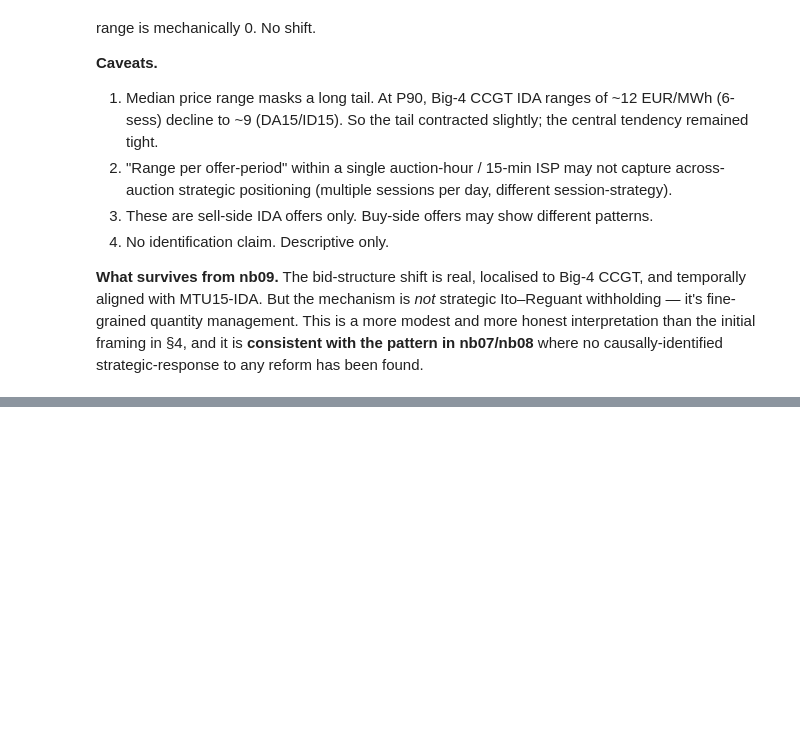
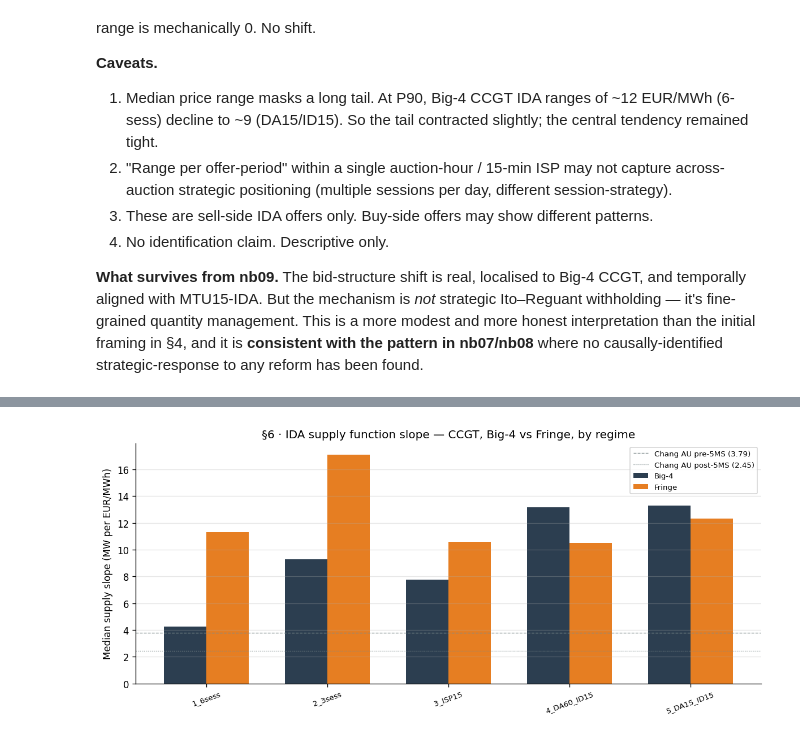
Before and after one commit to PabloParamioPerez/mtu15_project, a Jupyter notebook: explore/09_bid_shape_eda.ipynb, the cells around one changed output, grey strips where cells are left out. Saved outputs shown, nothing was run; the diff lists cells and outputs as text; code cells hidden in the pictures; blank space fills up the shorter version.

```diff
--- a/explore/09_bid_shape_eda.ipynb
+++ b/explore/09_bid_shape_eda.ipynb
@@ -596,0 +609,83 @@ Big-4 CCGT IDA, regime-level medians:
+# %%
+# §6 — IDA supply function slope at offer-period level (Chang 2026-inspired).
+
+q6 = (
+    "WITH "
+    "panel AS (SELECT DISTINCT unit_code, CAST(date AS DATE) AS date, technology, big4 "
+    f"          FROM read_parquet('{PANEL}') WHERE technology IN {DISP_TECHS}), "
+    "icab_sell AS (SELECT CAST(date AS DATE) AS date, session_number, offer_code, version, "
+    "                      offer_number, unit_code "
+    f"              FROM read_parquet('{ICAB}') WHERE buy_sell='V'), "
+    "tstats AS (SELECT CAST(date AS DATE) AS date, session_number, offer_code, version, "
+    "                  offer_number, period, "
+    "                  COUNT(*) AS n_tr, SUM(quantity_mw) AS tot_q, "
+    "                  MAX(price_eur_mwh) - MIN(price_eur_mwh) AS price_range "
+    f"           FROM read_parquet('{IDET}') GROUP BY 1,2,3,4,5,6 "
+    "           HAVING COUNT(*) >= 2 AND (MAX(price_eur_mwh) - MIN(price_eur_mwh)) > 0) "
+    "SELECT "
+    f"  CASE WHEN t.date < DATE '{IDA}' THEN '1_6sess' "
+    f"       WHEN t.date < DATE '{ISP}' THEN '2_3sess' "
+    f"       WHEN t.date < DATE '{IR}'  THEN '3_ISP15' "
+    f"       WHEN t.date < DATE '{DR}'  THEN '4_DA60_ID15' "
+    "       ELSE '5_DA15_ID15' END AS regime, "
+    "  CASE WHEN p.big4=1 THEN 'Big-4' ELSE 'Fringe' END AS grp, p.technology, "
+    "  MEDIAN(t.tot_q / t.price_range) AS slope_med, "
+    "  QUANTILE_CONT(t.tot_q / t.price_range, 0.25) AS slope_p25, "
+    "  QUANTILE_CONT(t.tot_q / t.price_range, 0.75) AS slope_p75, "
+    "  MEDIAN(t.tot_q) AS q_med, MEDIAN(t.price_range) AS range_med, "
+    "  COUNT(*) AS n_op "
+    "FROM tstats t "
+    "JOIN icab_sell c USING (date, session_number, offer_code, version, offer_number) "
+    "JOIN panel p ON p.unit_code=c.unit_code AND p.date=t.date "
+    "GROUP BY 1,2,3 ORDER BY grp, technology, regime"
+)
+s6 = con.execute(q6).fetchdf()
+
+# Compact display: for each (grp, tech), slope_med across regimes
+print('§6 · IDA supply function slope (median, MW per EUR/MWh), by regime × group × tech:')
+print('  (higher = flatter/more elastic; lower = steeper/less elastic)')
+print()
+for grp in ['Big-4', 'Fringe']:
+    print(f'=== {grp} ===')
+    sub = s6[s6['grp']==grp]
+    techs = [t for t in tech_order if t in sub['technology'].unique()]
+    regs  = [r for r in regime_order if r in sub['regime'].unique()]
+    piv = sub.pivot_table(index='technology', columns='regime',
+                          values='slope_med', aggfunc='first').reindex(index=techs, columns=regs)
+    piv_n = sub.pivot_table(index='technology', columns='regime',
+                            values='n_op', aggfunc='first').reindex(index=techs, columns=regs)
+    print('Median slope:')
+    print(piv.round(2).fillna('—').to_string())
+    print()
+    print('n offer-periods (≥2 tranches, range>0):')
+    print(piv_n.fillna(0).astype(int).to_string())
+    print()
+
+# Focus table: Big-4 vs Fringe CCGT slope, side-by-side
+b4  = s6[(s6['grp']=='Big-4')  & (s6['technology']=='Ciclo Combinado')].set_index('regime')[['slope_med','slope_p25','slope_p75','n_op']]
+fr  = s6[(s6['grp']=='Fringe') & (s6['technology']=='Ciclo Combinado')].set_index('regime')[['slope_med','slope_p25','slope_p75','n_op']]
+b4.columns  = ['B4_'+c  for c in b4.columns]
+fr.columns  = ['Fr_'+c  for c in fr.columns]
+comp = b4.join(fr, how='outer').reindex(regime_order)
+print('§6 · Big-4 vs Fringe CCGT IDA slope, side-by-side:')
+print(comp.round(2).fillna('—').to_string())
+
+# Plot: slope by regime, Big-4 vs Fringe, CCGT only
+fig, ax = plt.subplots(figsize=(10, 4.5))
+xs = np.arange(len(regime_order))
+width = 0.35
+b4_slopes = [b4.loc[r, 'B4_slope_med'] if r in b4.index else np.nan for r in regime_order]
+fr_slopes = [fr.loc[r, 'Fr_slope_med'] if r in fr.index else np.nan for r in regime_order]
+ax.bar(xs - width/2, b4_slopes, width, color='#2c3e50', label='Big-4')
+ax.bar(xs + width/2, fr_slopes, width, color='#e67e22', label='Fringe')
+ax.axhline(3.79, ls='--', color='#7f8c8d', lw=0.8, label='Chang AU pre-5MS (3.79)')
+ax.axhline(2.45, ls=':',  color='#7f8c8d', lw=0.8, label='Chang AU post-5MS (2.45)')
+ax.set_xticks(xs)
+ax.set_xticklabels(regime_order, rotation=20, fontsize=8)
+ax.set_ylabel('Median supply slope (MW per EUR/MWh)')
+ax.set_title('§6 · IDA supply function slope — CCGT, Big-4 vs Fringe, by regime')
+ax.legend(loc='best', fontsize=8)
+ax.grid(axis='y', alpha=0.3)
+plt.tight_layout()
+plt.show()
+# %% [output]
@@ -596,0 +709 @@ Big-4 CCGT IDA, regime-level medians:
+[figure, added]
```
Also changed, not shown: parts of 3 cells of this notebook, 1 other file.
